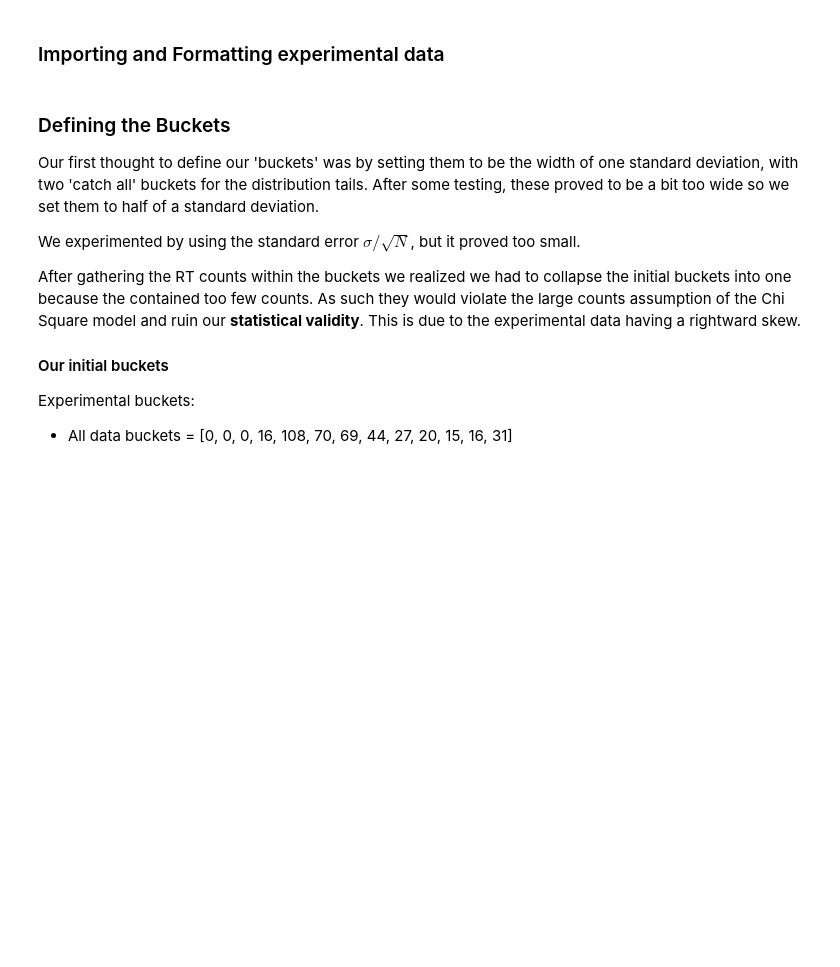
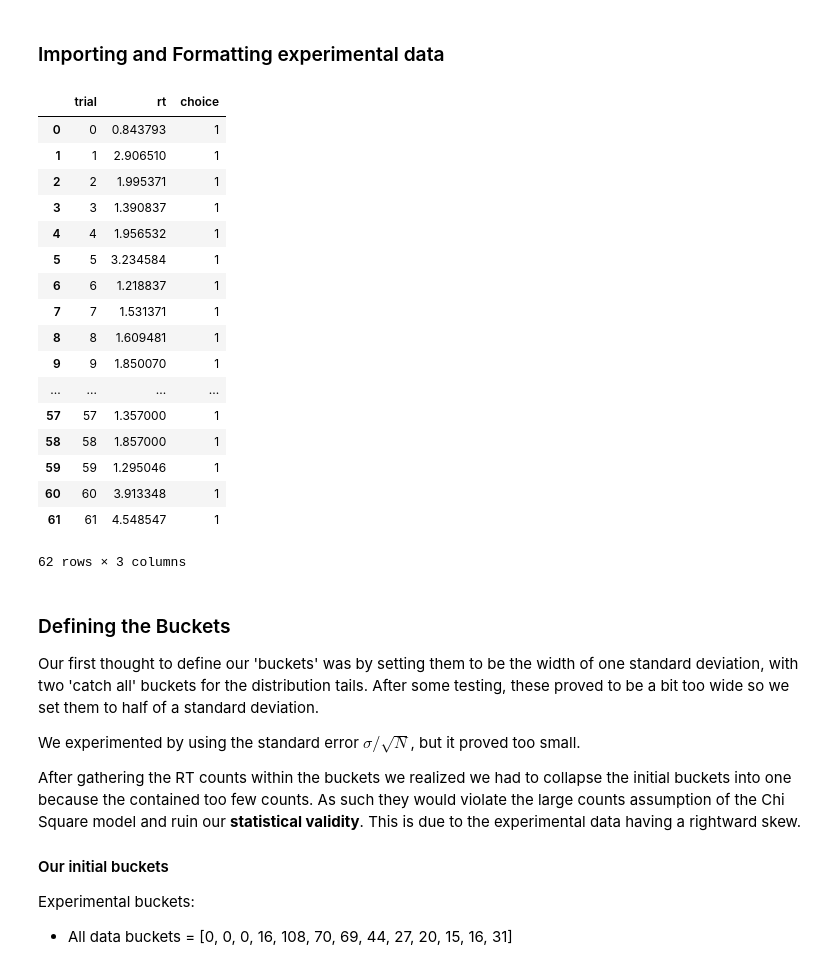
Before and after one commit to WilliXL/AdaptiveDecisionMaking_2018, a Jupyter notebook: notebooks/Final.ipynb, the cells around one changed output. Cells and saved outputs as stored; diff of their text form; code cells hidden in the pictures; blank space fills up the shorter version.

```diff
--- a/notebooks/Final.ipynb
+++ b/notebooks/Final.ipynb
@@ -357,31 +343,53 @@ $$ \chi^s = SumFormulaHere $$
 # %%
 import pandas as pd
 dataPath = "data/RTData.csv"
 data = pd.read_csv(dataPath, header = 0)
 data = data.dropna()
 
 dataWhole = data[data.isFreq == 1]
 dataisV = dataWhole[dataWhole.isVar==1]
 dataisNV = dataWhole[dataWhole.isVar==0]
+dataisInit = data[data.timePeriod == 'Initial']
+dataisEnd = data[data.timePeriod == 'End']
+
 def changeD(rData):
     rRT = "clickDelay"
     rt = "rt"
     trial = []
     newRT = []
     newCh = []
     dShape,garb = rData.shape
     trial = [i for i in range(dShape)]
     newRT = list(rData[rRT])
 
     newCh = [1 for i in range(dShape)]
     newDf = {"trial":trial,"rt":newRT,"choice":newCh}
     return pd.DataFrame(data = newDf)
-dataAll,dataVar,dataNVar = changeD(dataWhole),changeD(dataisV),changeD(dataisNV)
+dataAll,dataVar,dataNVar,dataInit,dataEnd = changeD(dataWhole),changeD(dataisV),changeD(dataisNV),changeD(dataisInit),changeD(dataisEnd)
 
 #add identifiers
 dataAll['id'] = 'All'
 dataVar['id'] = 'Var'
 dataNVar['id'] = 'NVar'
+# %% [output]
+|  | trial | rt | choice |
+| 0 | 0 | 0.843793 | 1 |
+| 1 | 1 | 2.906510 | 1 |
+| 2 | 2 | 1.995371 | 1 |
+| 3 | 3 | 1.390837 | 1 |
+| 4 | 4 | 1.956532 | 1 |
+| 5 | 5 | 3.234584 | 1 |
+| 6 | 6 | 1.218837 | 1 |
+| 7 | 7 | 1.531371 | 1 |
+| 8 | 8 | 1.609481 | 1 |
+| 9 | 9 | 1.850070 | 1 |
+| ... | ... | ... | ... |
+| 57 | 57 | 1.357000 | 1 |
+| 58 | 58 | 1.857000 | 1 |
+| 59 | 59 | 1.295046 | 1 |
+| 60 | 60 | 3.913348 | 1 |
+| 61 | 61 | 4.548547 | 1 |
+62 rows × 3 columns
 # %% [markdown]
 ### Defining the Buckets
 Our first thought to define our 'buckets' was by setting them to be the width of one standard deviation, with two 'catch all' buckets for the distribution tails. After some testing, these proved to be a bit too wide so we set them to half of a standard deviation.
```
Also changed, not shown: parts of 3 cells of this notebook, 1 other file.
